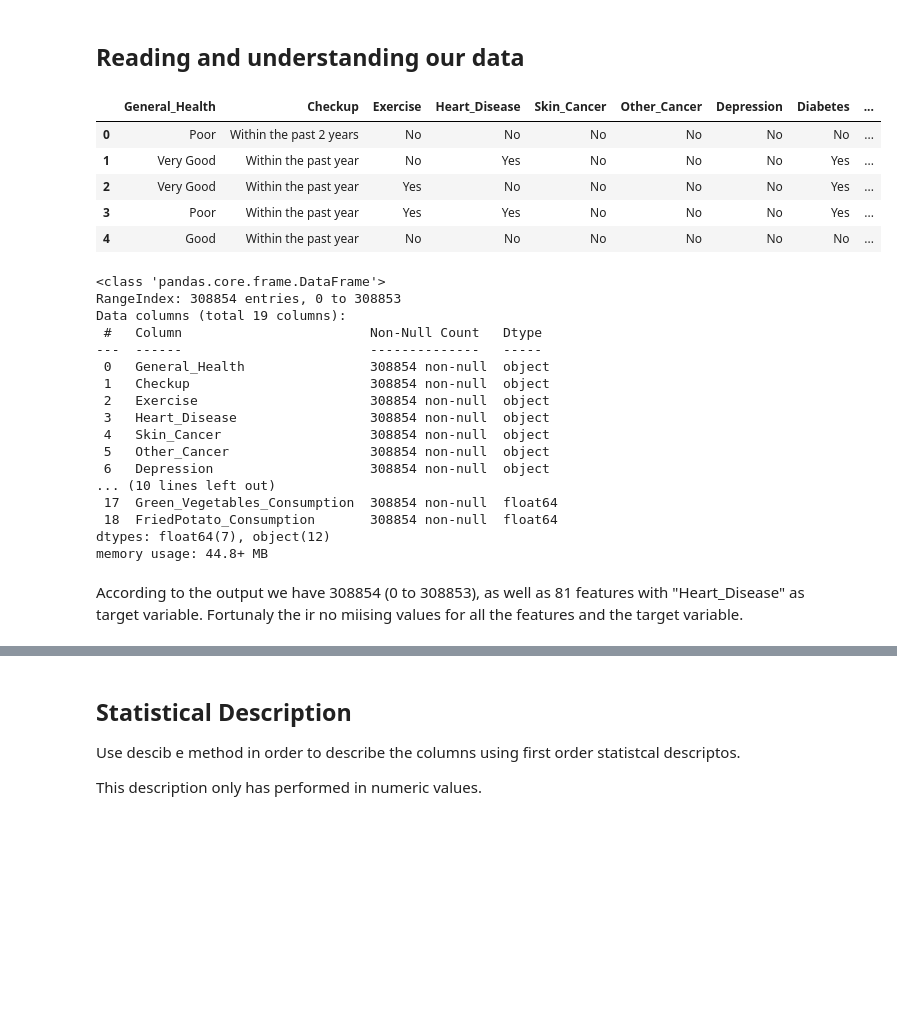
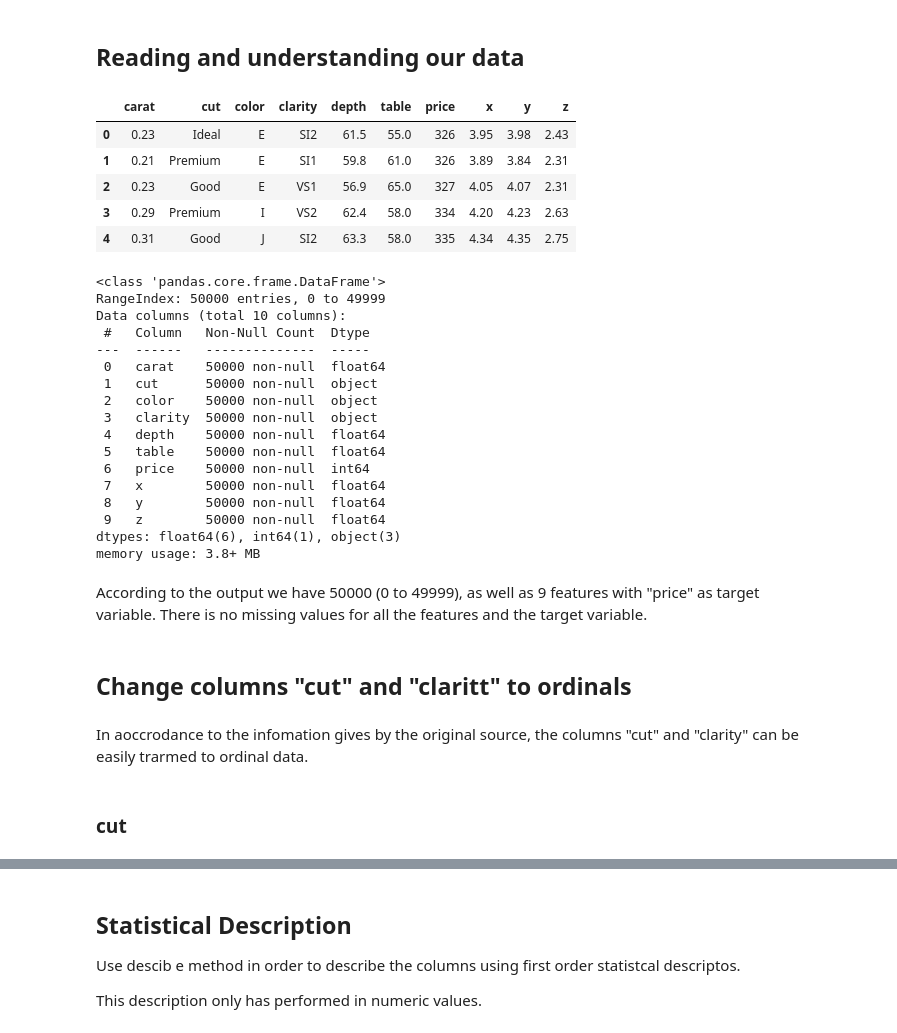
Before and after one commit to rininobaron/IBM_Machine_Learning_Professional_Certificate, a Jupyter notebook: COURSE_1_Exploratory_Data_Analysis_for_Machine_Learning/Week5/final-project-eda-ibm-course.ipynb, the cells around one changed output, grey strips where cells are left out. Cells and saved outputs as stored; diff of their text form; code cells hidden in the pictures; blank space fills up the shorter version.

```diff
--- a/COURSE_1_Exploratory_Data_Analysis_for_Machine_Learning/Week5/final-project-eda-ibm-course.ipynb
+++ b/COURSE_1_Exploratory_Data_Analysis_for_Machine_Learning/Week5/final-project-eda-ibm-course.ipynb
@@ -14,34 +14,40 @@ Data cleaning is a crucial step in the data preparation process for any analysis
 # %% [markdown]
 ## Reading and understanding our data
 # %%
-df = pd.read_csv("/kaggle/input/cardiovascular-diseases-risk-prediction-dataset/CVD_cleaned.csv")
+df = pd.read_csv("/kaggle/input/diamonds-price-dataset/diamonds.csv")
 df.head()
 # %% [output]
-|  | General_Health | Checkup | Exercise | Heart_Disease | Skin_Cancer | Other_Cancer | Depression | Diabetes | ... |
-| 0 | Poor | Within the past 2 years | No | No | No | No | No | No | ... |
-| 1 | Very Good | Within the past year | No | Yes | No | No | No | Yes | ... |
-| 2 | Very Good | Within the past year | Yes | No | No | No | No | Yes | ... |
-| 3 | Poor | Within the past year | Yes | Yes | No | No | No | Yes | ... |
-| 4 | Good | Within the past year | No | No | No | No | No | No | ... |
+|  | carat | cut | color | clarity | depth | table | price | x | y | z |
+| 0 | 0.23 | Ideal | E | SI2 | 61.5 | 55.0 | 326 | 3.95 | 3.98 | 2.43 |
+| 1 | 0.21 | Premium | E | SI1 | 59.8 | 61.0 | 326 | 3.89 | 3.84 | 2.31 |
+| 2 | 0.23 | Good | E | VS1 | 56.9 | 65.0 | 327 | 4.05 | 4.07 | 2.31 |
+| 3 | 0.29 | Premium | I | VS2 | 62.4 | 58.0 | 334 | 4.20 | 4.23 | 2.63 |
+| 4 | 0.31 | Good | J | SI2 | 63.3 | 58.0 | 335 | 4.34 | 4.35 | 2.75 |
 # %%
 df.info()
 # %% [output]
 <class 'pandas.core.frame.DataFrame'>
-RangeIndex: 308854 entries, 0 to 308853
-Data columns (total 19 columns):
- #   Column                        Non-Null Count   Dtype
----  ------                        --------------   -----
- 0   General_Health                308854 non-null  object
- 1   Checkup                       308854 non-null  object
- 2   Exercise                      308854 non-null  object
- 3   Heart_Disease                 308854 non-null  object
- 4   Skin_Cancer                   308854 non-null  object
- 5   Other_Cancer                  308854 non-null  object
- 6   Depression                    308854 non-null  object
-... (10 lines left out)
- 17  Green_Vegetables_Consumption  308854 non-null  float64
- 18  FriedPotato_Consumption       308854 non-null  float64
-dtypes: float64(7), object(12)
-memory usage: 44.8+ MB
+RangeIndex: 50000 entries, 0 to 49999
+Data columns (total 10 columns):
+ #   Column   Non-Null Count  Dtype
+---  ------   --------------  -----
+ 0   carat    50000 non-null  float64
+ 1   cut      50000 non-null  object
+ 2   color    50000 non-null  object
+ 3   clarity  50000 non-null  object
+ 4   depth    50000 non-null  float64
+ 5   table    50000 non-null  float64
+ 6   price    50000 non-null  int64
+ 7   x        50000 non-null  float64
+ 8   y        50000 non-null  float64
+ 9   z        50000 non-null  float64
+dtypes: float64(6), int64(1), object(3)
+memory usage: 3.8+ MB
 # %% [markdown]
-According to the output we have  308854 (0 to 308853), as well as 81 features with "Heart_Disease" as target variable. Fortunaly the ir no miising values for all the features and the target variable.
+According to the output we have  50000 (0 to 49999), as well as 9 features with "price" as target variable. There is no missing values for all the features and the target variable.
+# %% [markdown]
+## Change columns "cut" and "claritt" to ordinals
+# %% [markdown]
+In aoccrodance to the infomation gives by the original source, the columns "cut" and "clarity" can be easily trarmed to ordinal data.
+# %% [markdown]
+### cut
```
Also changed, not shown: parts of 18 cells of this notebook.
